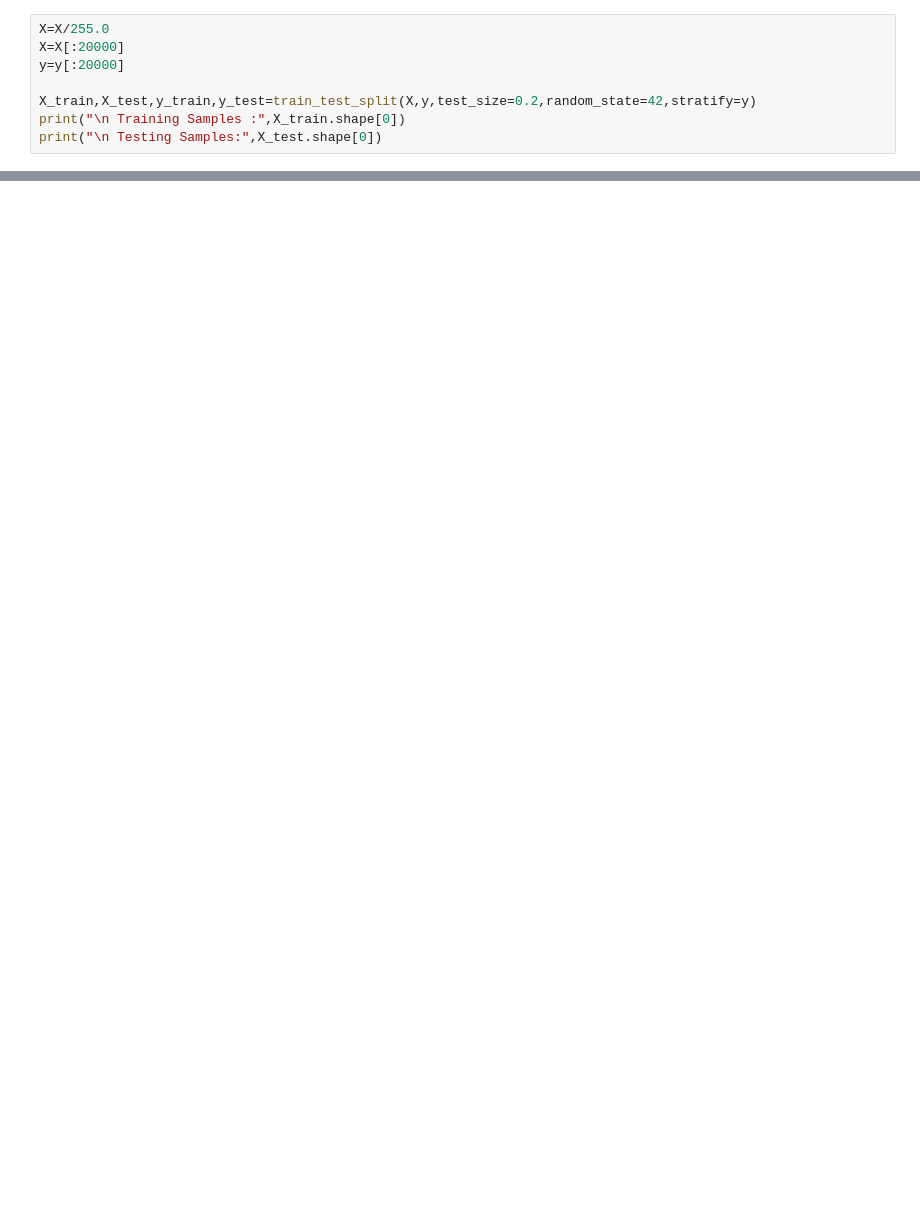
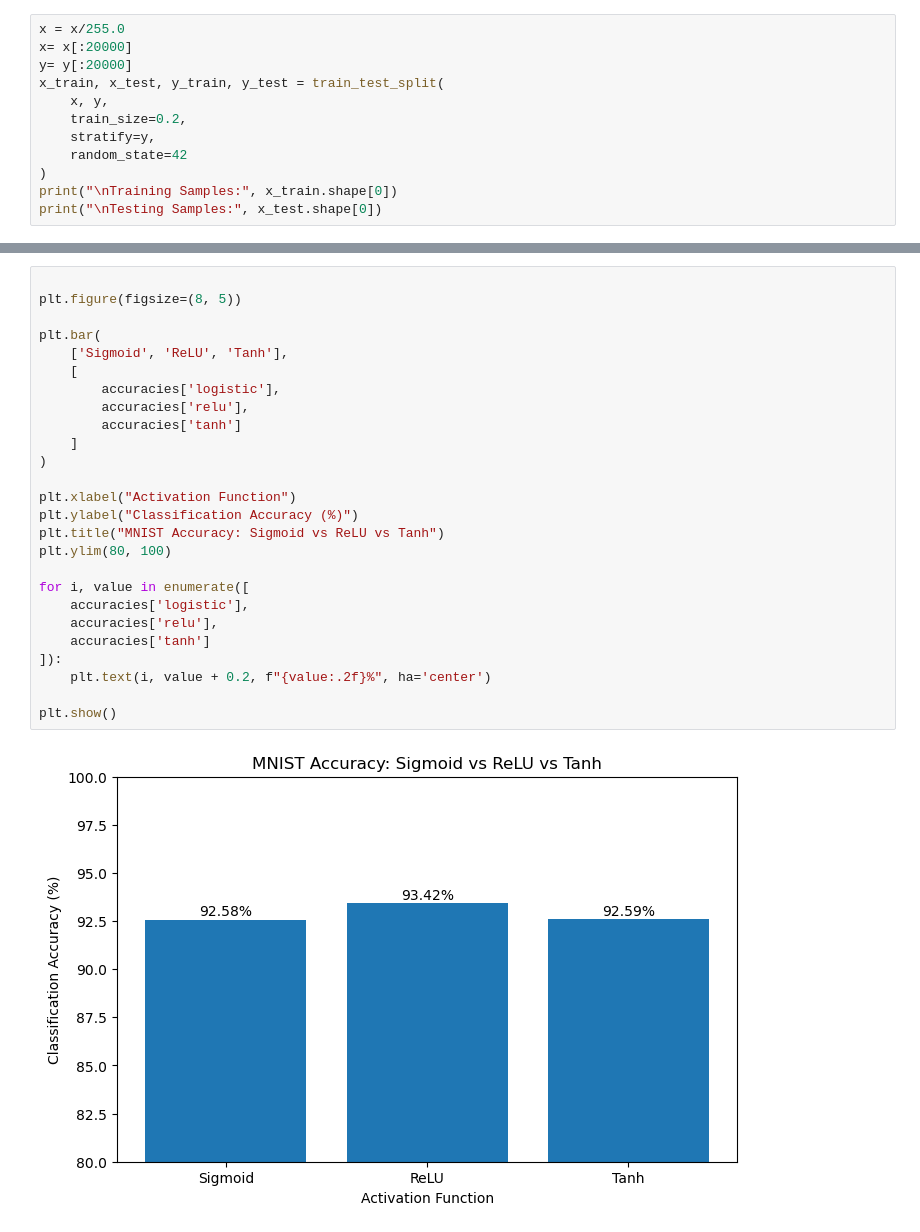
Before and after one commit to Anand-015/ML, a Jupyter notebook: exp 8/EXP_8.ipynb, the cells around one changed output, grey strips where cells are left out. Drawn from its saved outputs; the diff is of its cells as text; blank space fills up the shorter version.

```diff
--- a/exp 8/EXP_8.ipynb
+++ b/exp 8/EXP_8.ipynb
@@ -28,9 +28,13 @@ Number of Feature: 784
 # %%
-X=X/255.0
-X=X[:20000]
-y=y[:20000]
-
-X_train,X_test,y_train,y_test=train_test_split(X,y,test_size=0.2,random_state=42,stratify=y)
-print("\n Training Samples :",X_train.shape[0])
-print("\n Testing Samples:",X_test.shape[0])
+x = x/255.0
+x= x[:20000]
+y= y[:20000]
+x_train, x_test, y_train, y_test = train_test_split(
+    x, y,
+    train_size=0.2,
+    stratify=y,
+    random_state=42
+)
+print("\nTraining Samples:", x_train.shape[0])
+print("\nTesting Samples:", x_test.shape[0])
 # %% [output]
@@ -89,0 +126,28 @@ Test accuracy :95.800000%
+# %%
+
+plt.figure(figsize=(8, 5))
+
+plt.bar(
+    ['Sigmoid', 'ReLU', 'Tanh'],
+    [
+        accuracies['logistic'],
+        accuracies['relu'],
+        accuracies['tanh']
+    ]
+)
+
+plt.xlabel("Activation Function")
+plt.ylabel("Classification Accuracy (%)")
+plt.title("MNIST Accuracy: Sigmoid vs ReLU vs Tanh")
+plt.ylim(80, 100)
+
+for i, value in enumerate([
+    accuracies['logistic'],
+    accuracies['relu'],
+    accuracies['tanh']
+]):
+    plt.text(i, value + 0.2, f"{value:.2f}%", ha='center')
+
+plt.show()
+# %% [output]
+[figure, added]
```
Also changed, not shown: parts of 6 cells of this notebook.
